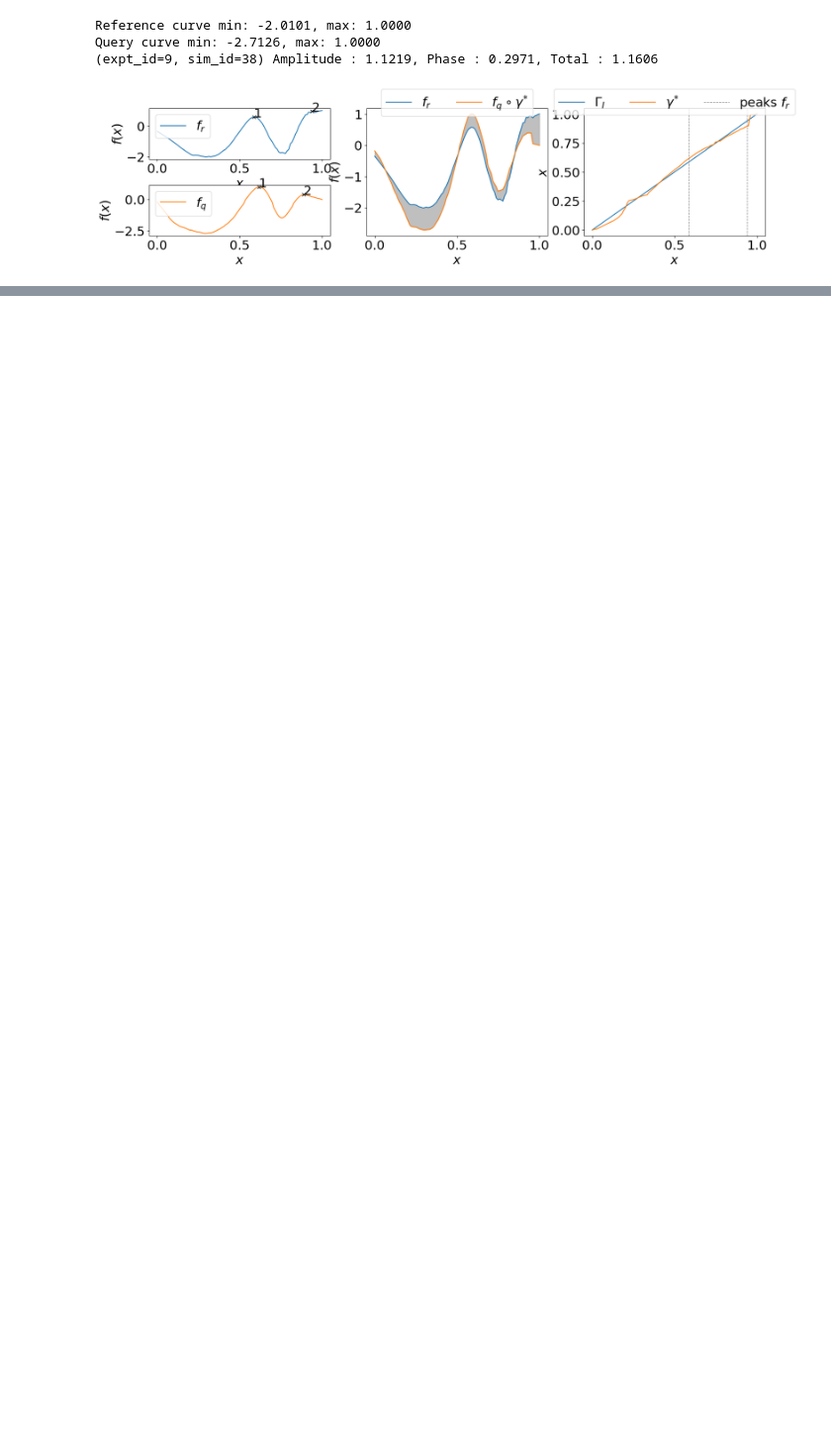
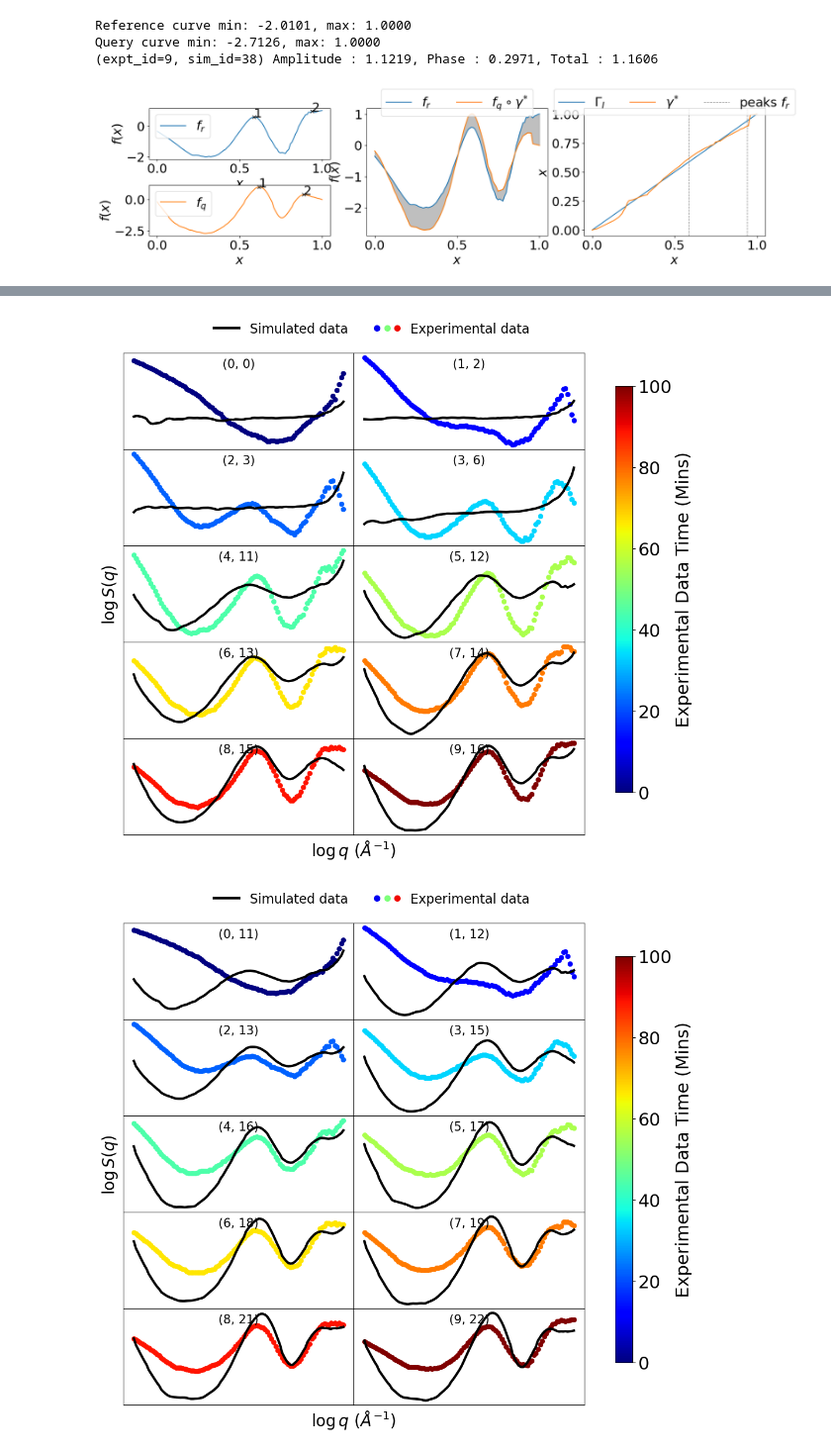
Before and after one commit to huatc/series_alignment, a Jupyter notebook: Notebooks/Create distance SAXS V2.ipynb, the cells around one changed output, grey strips where cells are left out. Shown at 99% size. Cells and saved outputs as stored; diff of their text form; code cells hidden in the pictures; blank space fills up the shorter version.

Commit message:
trying to fix log scaling plotting issues

```diff
--- a/Notebooks/Create distance SAXS V2.ipynb
+++ b/Notebooks/Create distance SAXS V2.ipynb
@@ -16,6 +19,7 @@ import series_alignment
 from scipy.interpolate import CubicSpline
 # %%
 OPTIM_KWARGS_APDIST = {"optim":"DP", "grid_dim":20, "lambda":0.0}
+USE_LOG10_SAXS = False
 # %% [markdown]
 ## Load Experimental Data
 # %%
@@ -230,8 +263,7 @@ for i in range(len(exp_saxs_data)):
         sg_poly=1,
         return_metrics=True)
     ax.plot(q, Iq, linewidth = 3, color=sm.to_rgba(times[i]))
-    ax.set_ylabel(r'$\log S(q)$')
-    ax.set_xlabel(r'$ \log q \ (\AA^{-1})$')
+    apply_saxs_axis_format(ax)
 
 cbar = fig.colorbar(sm, ax=ax, orientation='vertical')
 cbar.set_label('Time (Mins)')
@@ -441,5 +452,2 @@ def plot_aligned_sim_to_expt(expt_id):
     ax.legend(loc='upper center', bbox_to_anchor=(0.5, 1.25))
     plt.show()
-# %%
-for expt_id in range(len(exp_saxs_data)):
-    plot_aligned_sim_to_expt(expt_id)
@@ -654,0 +544,72 @@ plot_alignment_with_cost(score_matrix_apdist, idx_cols_apdist)
+# %%
+from matplotlib.lines import Line2D
+from matplotlib.legend_handler import HandlerTuple
+
+def plot_compared_curves_grid(exp_data, idx_sim):
+    norm = colors.Normalize(vmin=0, vmax=100)
+    cmap = cm.jet
+    sm = cm.ScalarMappable(norm=norm, cmap=cmap)
+    times = np.linspace(0, 100, len(exp_data))
+
+    fig, ax = plt.subplots(figsize=(10,10))
+    plt.xticks([])
+    plt.yticks([])
+    ylabel, xlabel = get_saxs_axis_labels()
+    plt.ylabel(ylabel, labelpad=5, fontsize=20)
+    plt.xlabel(xlabel, labelpad=5, fontsize=20)
+
+    gs = fig.add_gridspec(5, 2, hspace=0, wspace=0)
+    axs = gs.subplots(sharex='col', sharey='row')
+    axs = axs.flatten()
+
+    for expt_id in range(len(exp_data)):
+        ax = axs[expt_id]
+        ax.tick_params(axis="x", which="both", labelbottom=False)
+
+        matched_sim_id = idx_sim[expt_id].item() if isinstance(idx_sim[expt_id], np.int64) else idx_sim[expt_id]
+        x_dense, x_dense_scaled, y_dense_expt, y_dense_sim = get_curves(expt_id, matched_sim_id)
+
+        ax.scatter(x_dense, y_dense_expt, linewidth=0.5, color=sm.to_rgba(times[expt_id]))
+        ax.plot(x_dense, y_dense_sim, linewidth=3, color='k')
+        if not USE_LOG10_SAXS:
+            ax.set_xscale('log')
+            ax.set_yscale('log')
+        ax.set_title(f"({expt_id}, {matched_sim_id})", fontsize=15, y=0.8)
+        ax.set_yticks([])
+        ax.set_xticks([])
+        ax.set_xticklabels([])
+
+    simulated_handle = Line2D([0], [0], color='k', lw=3)
+
+    experimental_handle = (
+        Line2D([0], [0], marker='o', linestyle='None', markersize=8,
+               markerfacecolor=cmap(0.1), markeredgecolor='none'),
+        Line2D([0], [0], marker='o', linestyle='None', markersize=8,
+               markerfacecolor=cmap(0.5), markeredgecolor='none'),
+        Line2D([0], [0], marker='o', linestyle='None', markersize=8,
+               markerfacecolor=cmap(0.9), markeredgecolor='none'),
+    )
+
+    fig.legend(
+        [simulated_handle, experimental_handle],
+        ['Simulated data', 'Experimental data'],
+        handler_map={tuple: HandlerTuple(ndivide=None)},
+        loc='upper center',
+        bbox_to_anchor=(0.5, 0.98),
+        ncol=2,
+        frameon=False,
+        fontsize=16
+    )
+
+    cbar_ax = fig.add_axes([0.92, 0.15, 0.03, 0.7])
+    cbar = fig.colorbar(sm, cax=cbar_ax)
+    cbar.set_label('Experimental Data Time (Mins)')
+
+    plt.tight_layout(rect=[0, 0, 0.9, 0.94])
+    plt.show()
+
+plot_compared_curves_grid(exp_saxs_data, idx_cols_MSE)
+plot_compared_curves_grid(exp_saxs_data, idx_cols_apdist)
+# %% [output]
+[figure, added]
+[figure, added]
```
Also changed, not shown: parts of 32 cells of this notebook.
